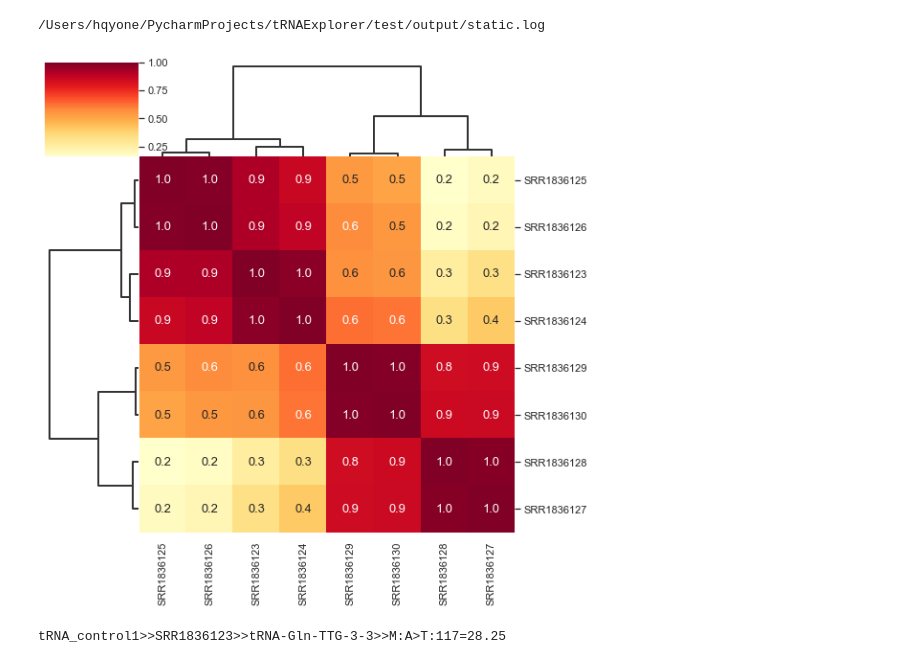
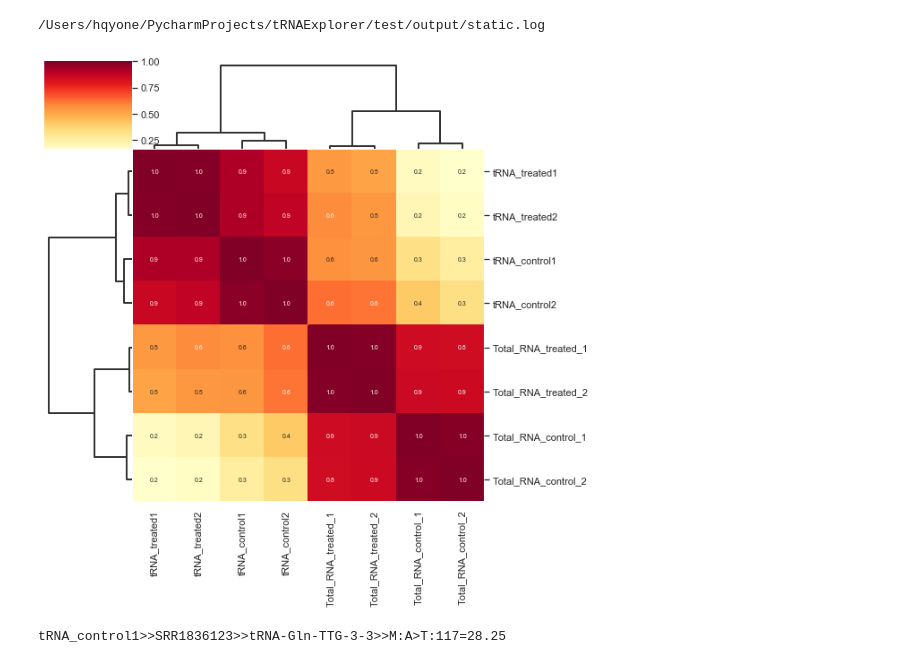
Before and after one commit to hqyone/tRNAExplorer, a Jupyter notebook: visualization/Report_creater.ipynb, the cells around one changed output. Cells and saved outputs as stored; diff of their text form; code cells hidden in the pictures.

```diff
--- a/visualization/Report_creater.ipynb
+++ b/visualization/Report_creater.ipynb
@@ -28,22 +32,24 @@ d =  dl.LoadConfig(visual_config, report_dir)
 # %%
 '''
     The function creates a correlation matrix to show the relationship between samples
     @param d:  The data object generated by data_loader.py
     @param type: "count"/"pileup" the matrix used for calculated correlation matrix. "count" means using read counts or
                  "pileup" means use the max depth of pileup to indicate abundance and calculate the matrix.
+    @param label: "des" label with sample description or others with ID of samples.
     @param groupby: group by can be "CODE_AA","AA","CODE" or "tRNA_Families"
                     It determines the way summing the value based on the column and then calculate correlation.
     @param method: The method to calculate correlation (pearson, kendall, spearman)
     @param font_size: The size of text in matrix
     @return: None
 '''
 cp.drawCorrMatrixPic(d,
                      type="count",
+                     label="des",
                      groupby="CODE_AA",
                      method="pearson",
-                     font_size=13)
+                     font_size=7)
 # %% [output]
-[figure, old version]
+[figure, new version]
 # %%
 '''
     Draw tRF profiles for each tRNA across samples
```
Also changed, not shown: parts of 8 cells of this notebook, 2 other files.
